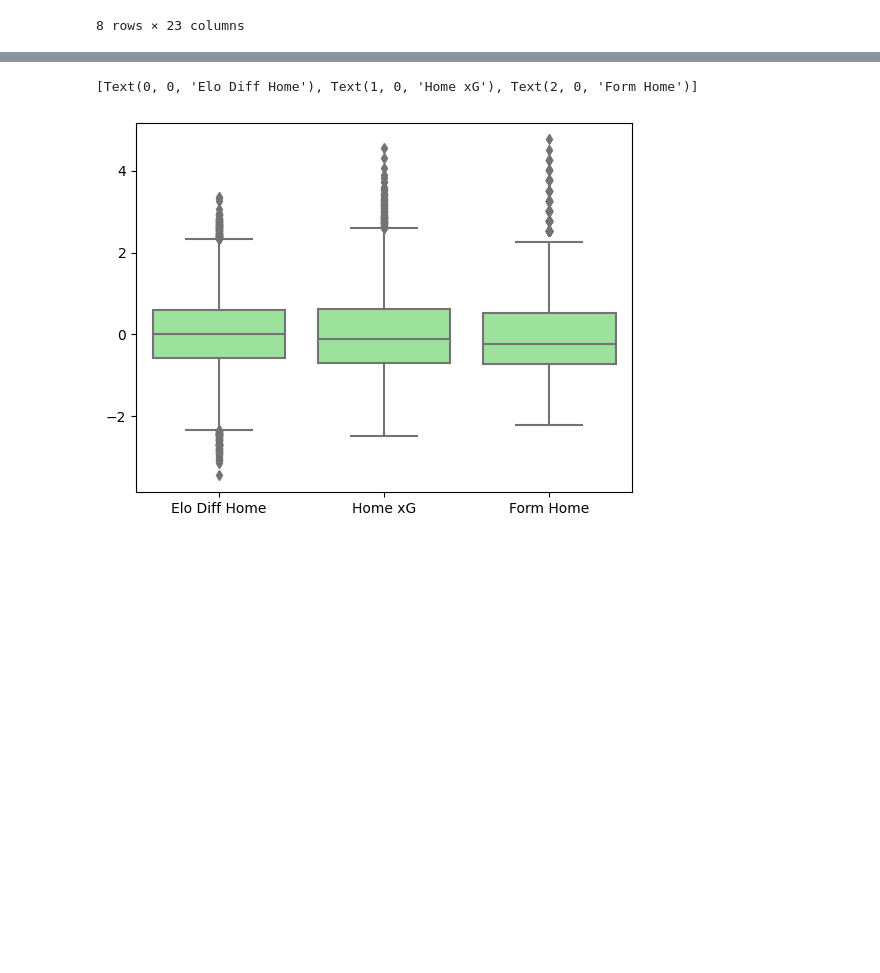
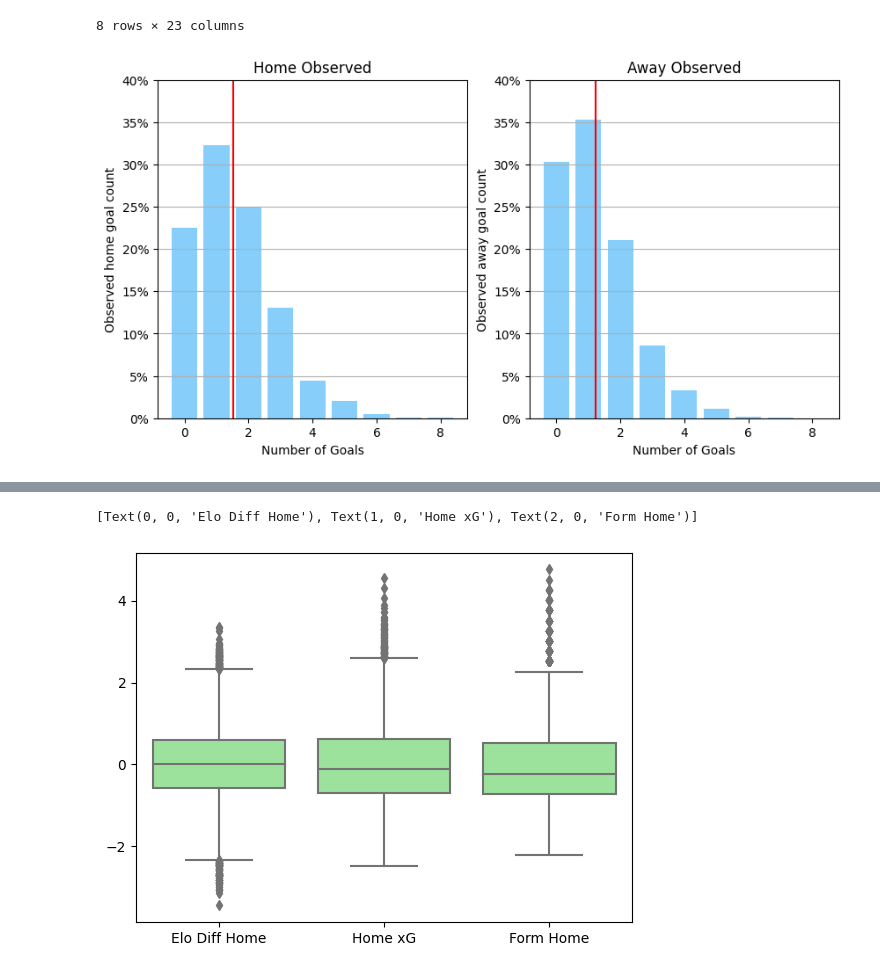
Before and after one commit to s-morten/packing-report, a Jupyter notebook: xT-impact/explorative_data.ipynb, the cells around one changed output, grey strips where cells are left out. Cells and saved outputs as stored; diff of their text form; code cells hidden in the pictures; blank space fills up the shorter version.

```diff
--- a/xT-impact/explorative_data.ipynb
+++ b/xT-impact/explorative_data.ipynb
@@ -61,3 +61,34 @@ test_data_removed.describe()
 | 75% | 0.727338 | 0.768179 | 0.881099 | 0.797870 | 0.561209 | 0.588618 | 0.723315 | ... |
 | max | 4.152732 | 5.290749 | 4.091272 | 4.124523 | 3.902904 | 4.453772 | 3.809205 | ... |
 8 rows × 23 columns
+# %%
+his_h, _ = np.histogram(train_data_removed.home_score, [0, 1, 2, 3, 4, 5, 6, 7, 8, 9])
+his_a, _ = np.histogram(train_data_removed.away_score, [0, 1, 2, 3, 4, 5, 6, 7, 8, 9])
+home_mean = train_data_removed.home_score.mean()
+away_mean = train_data_removed.away_score.mean()
+fig, (ax1, ax2) = plt.subplots(1, 2)
+fig.set_size_inches(10, 5)
+# fig.suptitle("Independent Poisson Model", fontsize=16)
+ax1.bar(np.arange(len(his_h)), his_h / np.sum(his_h), color="lightskyblue")
+ax1.set_title("Home Observed")
+ax1.set_xlabel("Number of Goals")
+ax1.set_ylabel("Observed home goal count")
+ax1.get_yaxis().set_major_formatter(
+    matplotlib.ticker.FuncFormatter(lambda x, p: format(int(x * 100), ",") + "%")
+)
+ax1.set_ylim([0,0.4])
+ax1.grid(axis="y")
+ax1.vlines(x=home_mean, ymin=0, ymax=0.4, colors="r")
+
+ax2.bar(np.arange(len(his_a)), his_a / np.sum(his_a), color="lightskyblue")
+ax2.set_title("Away Observed")
+ax2.set_xlabel("Number of Goals")
+ax2.set_ylabel("Observed away goal count")
+ax2.get_yaxis().set_major_formatter(
+    matplotlib.ticker.FuncFormatter(lambda x, p: format(int(x * 100), ",") + "%")
+)
+ax2.set_ylim([0,0.4])
+ax2.vlines(x=away_mean, ymin=0, ymax=0.4, colors="r")
+ax2.grid(axis="y")
+# %% [output]
+[figure, added]
```
Also changed, not shown: parts of 1 cell of this notebook, 3 other files.
